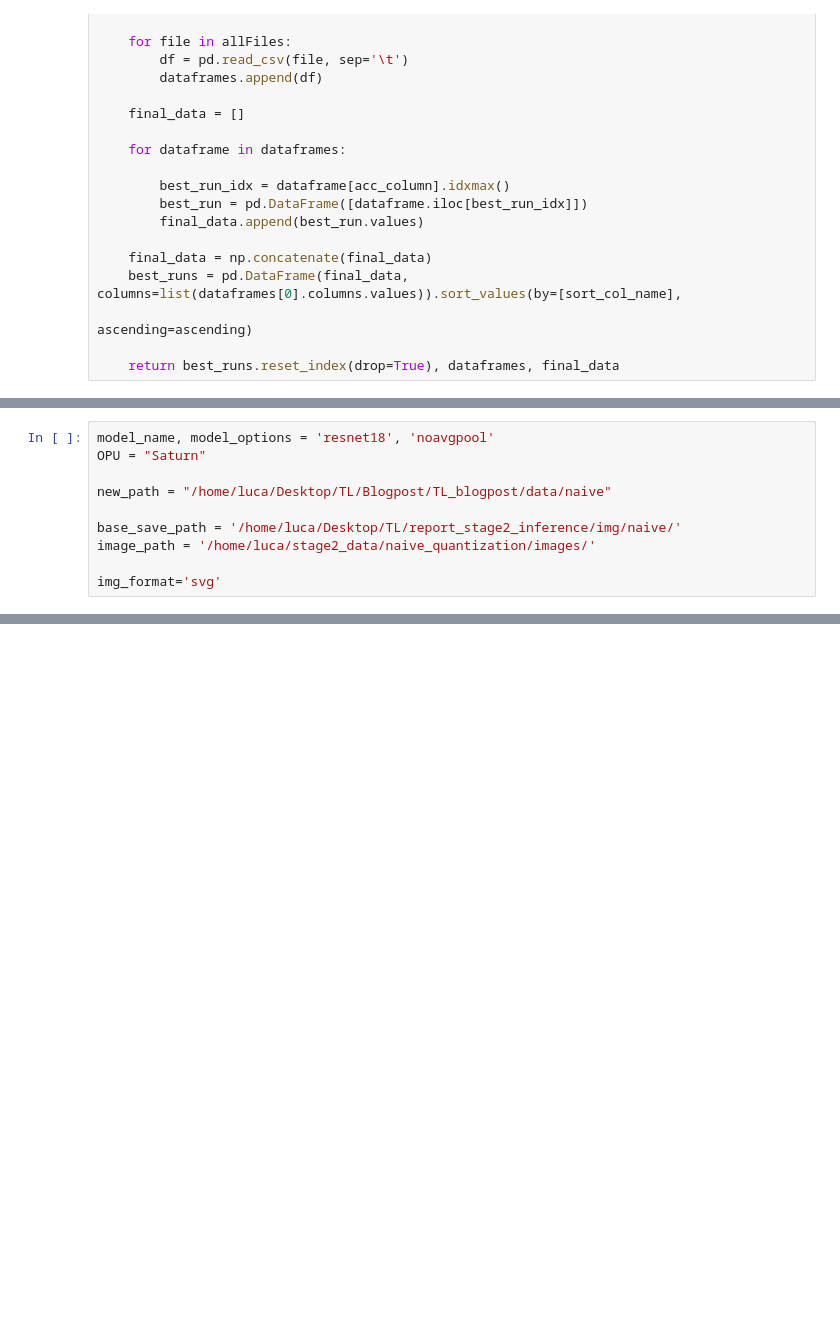
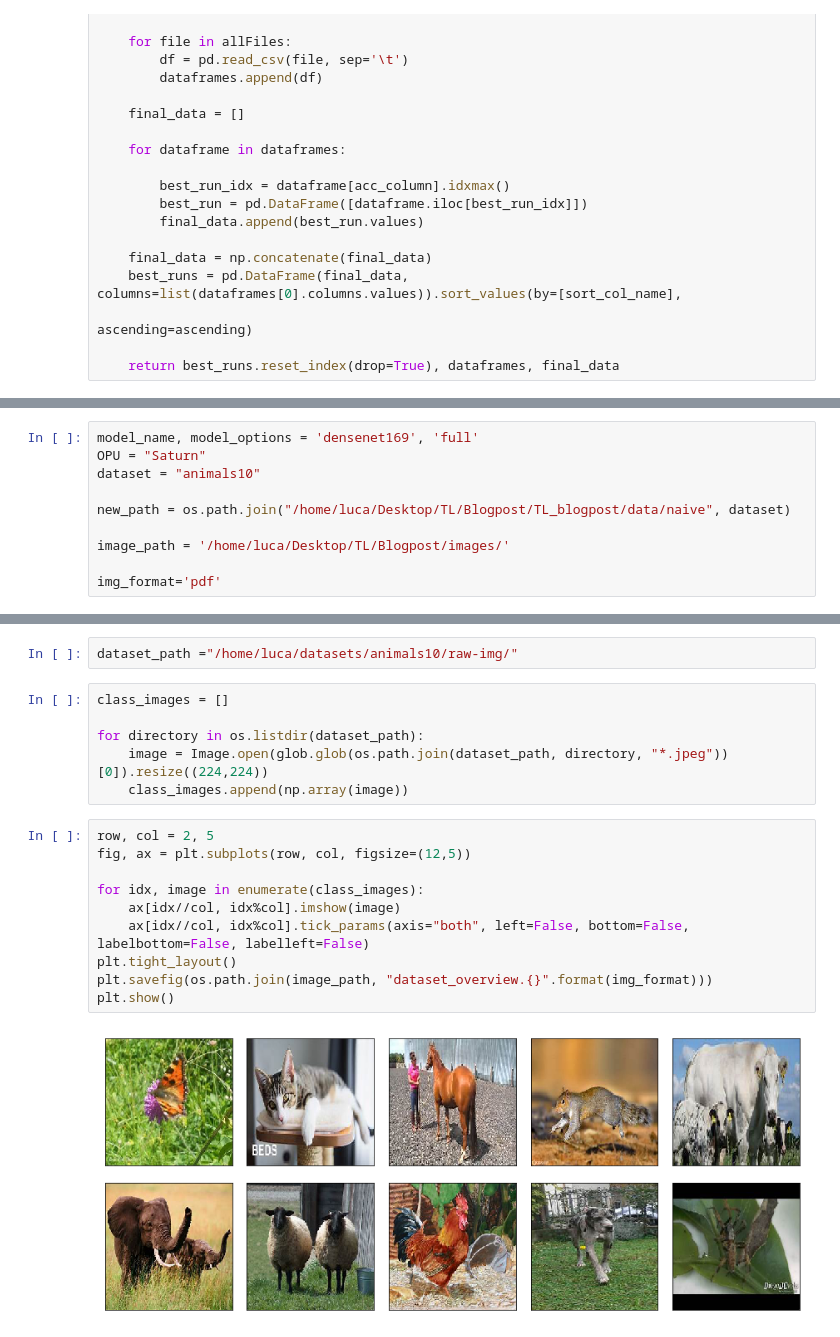
Before and after one commit to lightonai/transfer-learning-opu, a Jupyter notebook: notebooks/naive_plots.ipynb, the cells around one changed output, grey strips where cells are left out. Saved outputs shown, nothing was run; the diff lists cells and outputs as text; blank space fills up the shorter version.

```diff
--- a/notebooks/naive_plots.ipynb
+++ b/notebooks/naive_plots.ipynb
@@ -55,11 +83,11 @@ def load_dataframes(path, acc_column, sort_col_name, ascending=True):
 # %%
-model_name, model_options = 'resnet18', 'noavgpool'
+model_name, model_options = 'densenet169', 'full'
 OPU = "Saturn"
+dataset = "animals10"
 
-new_path = "/home/luca/Desktop/TL/Blogpost/TL_blogpost/data/naive"
+new_path = os.path.join("/home/luca/Desktop/TL/Blogpost/TL_blogpost/data/naive", dataset)
 
-base_save_path = '/home/luca/Desktop/TL/report_stage2_inference/img/naive/'
-image_path = '/home/luca/stage2_data/naive_quantization/images/'
+image_path = '/home/luca/Desktop/TL/Blogpost/images/'
 
-img_format='svg'
+img_format='pdf'
 # %%
@@ -87,0 +170,20 @@ plt.show()
+# %%
+dataset_path ="/home/luca/datasets/animals10/raw-img/"
+# %%
+class_images = []
+
+for directory in os.listdir(dataset_path):
+    image = Image.open(glob.glob(os.path.join(dataset_path, directory, "*.jpeg"))[0]).resize((224,224))
+    class_images.append(np.array(image))
+# %%
+row, col = 2, 5
+fig, ax = plt.subplots(row, col, figsize=(12,5))
+
+for idx, image in enumerate(class_images):
+    ax[idx//col, idx%col].imshow(image)
+    ax[idx//col, idx%col].tick_params(axis="both", left=False, bottom=False, labelbottom=False, labelleft=False)
+plt.tight_layout()
+plt.savefig(os.path.join(image_path, "dataset_overview.{}".format(img_format)))
+plt.show()
+# %% [output]
+[figure, added]
```
Also changed, not shown: parts of 7 cells of this notebook, 3 other files.
